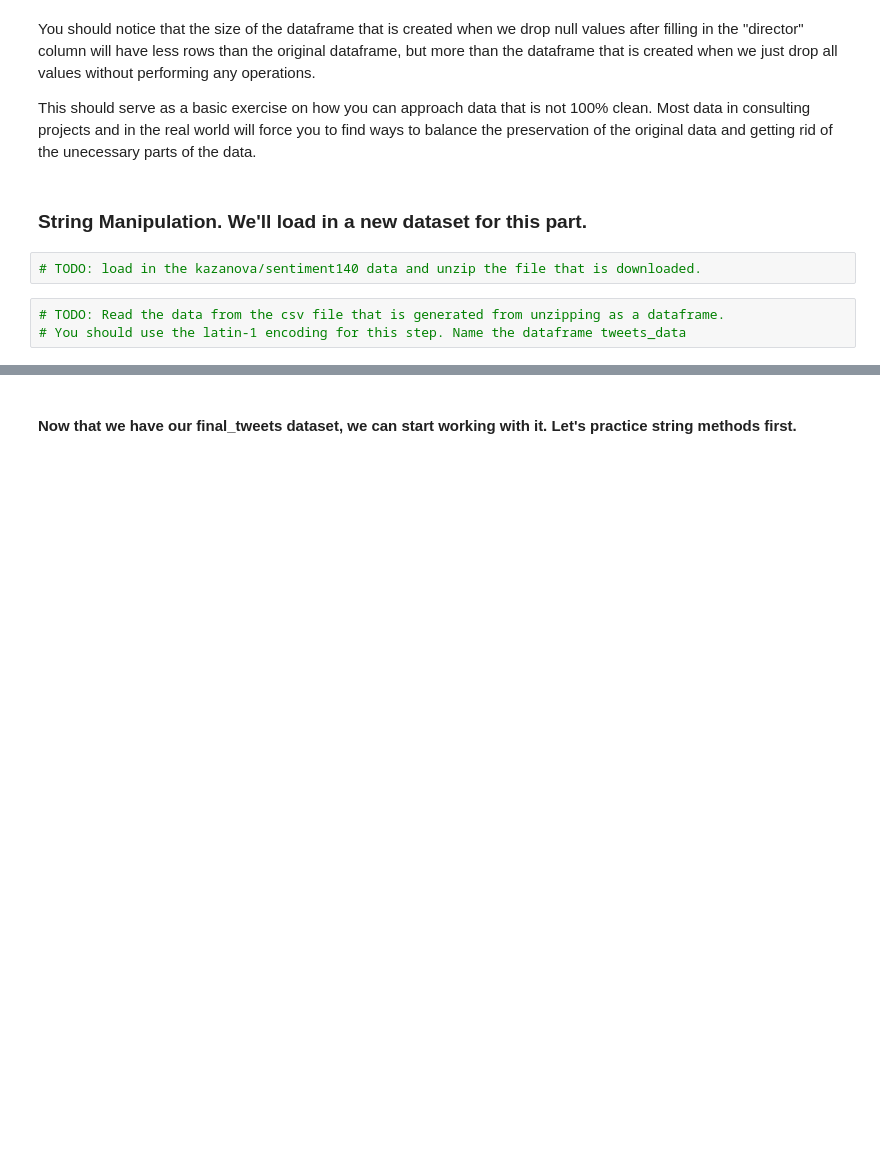
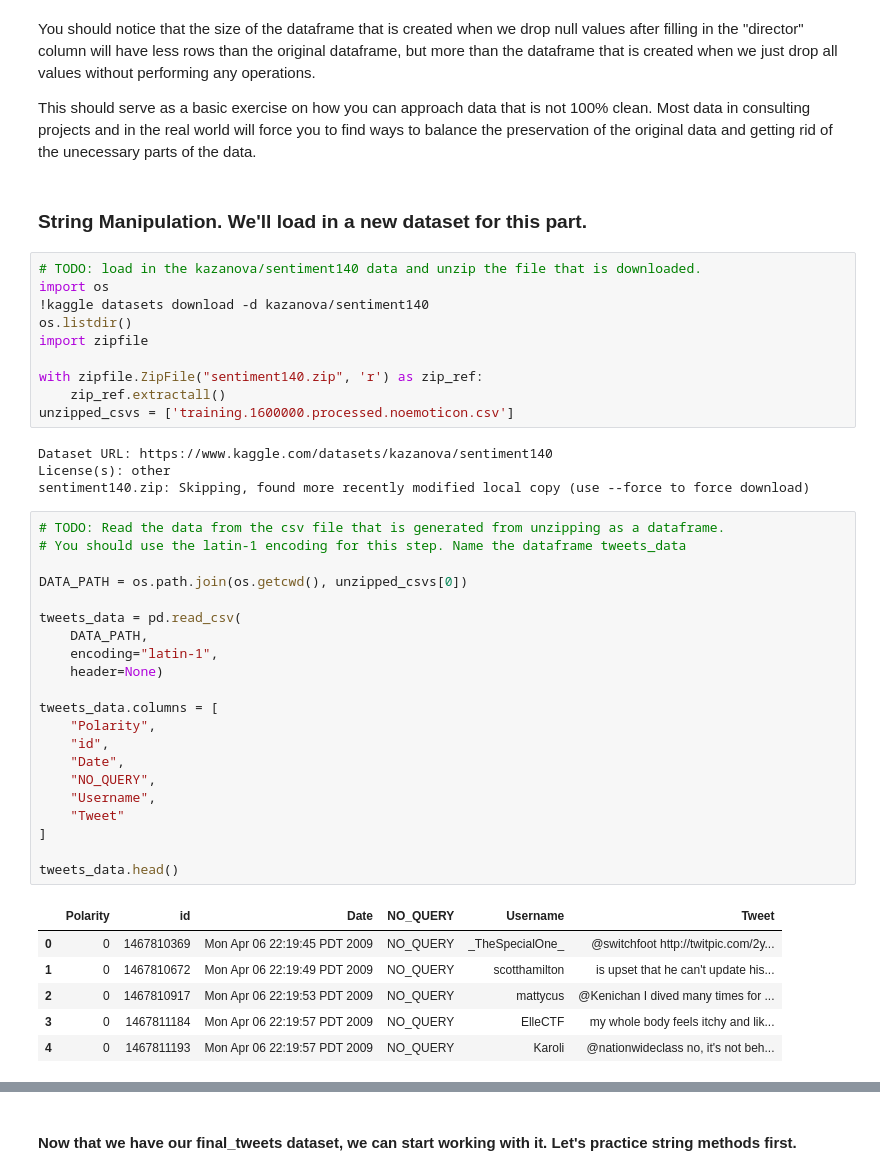
Before and after one commit to kyun33/JCP26Notebooks, a Jupyter notebook: Week_2_EDA_DataCleaning_JCP_Copy.ipynb, the cells around one changed output, grey strips where cells are left out. Cells and saved outputs as stored; diff of their text form; blank space fills up the shorter version.

```diff
--- a/Week_2_EDA_DataCleaning_JCP_Copy.ipynb
+++ b/Week_2_EDA_DataCleaning_JCP_Copy.ipynb
@@ -129,9 +210,46 @@ This should serve as a basic exercise on how you can approach data that is not 1
 ### String Manipulation. We'll load in a new dataset for this part.
 # %%
 # TODO: load in the kazanova/sentiment140 data and unzip the file that is downloaded.
+import os
+!kaggle datasets download -d kazanova/sentiment140
+os.listdir()
+import zipfile
+
+with zipfile.ZipFile("sentiment140.zip", 'r') as zip_ref:
+    zip_ref.extractall()
+unzipped_csvs = ['training.1600000.processed.noemoticon.csv']
+# %% [output]
+Dataset URL: https://www.kaggle.com/datasets/kazanova/sentiment140
+License(s): other
+sentiment140.zip: Skipping, found more recently modified local copy (use --force to force download)
 # %%
 # TODO: Read the data from the csv file that is generated from unzipping as a dataframe.
 # You should use the latin-1 encoding for this step. Name the dataframe tweets_data
+
+DATA_PATH = os.path.join(os.getcwd(), unzipped_csvs[0])
+
+tweets_data = pd.read_csv(
+    DATA_PATH,
+    encoding="latin-1",
+    header=None)
+
+tweets_data.columns = [
+    "Polarity",
+    "id",
+    "Date",
+    "NO_QUERY",
+    "Username",
+    "Tweet"
+]
+
+tweets_data.head()
+# %% [output]
+|  | Polarity | id | Date | NO_QUERY | Username | Tweet |
+| 0 | 0 | 1467810369 | Mon Apr 06 22:19:45 PDT 2009 | NO_QUERY | _TheSpecialOne_ | @switchfoot http://twitpic.com/2y... |
+| 1 | 0 | 1467810672 | Mon Apr 06 22:19:49 PDT 2009 | NO_QUERY | scotthamilton | is upset that he can't update his... |
+| 2 | 0 | 1467810917 | Mon Apr 06 22:19:53 PDT 2009 | NO_QUERY | mattycus | @Kenichan I dived many times for ... |
+| 3 | 0 | 1467811184 | Mon Apr 06 22:19:57 PDT 2009 | NO_QUERY | ElleCTF | my whole body feels itchy and lik... |
+| 4 | 0 | 1467811193 | Mon Apr 06 22:19:57 PDT 2009 | NO_QUERY | Karoli | @nationwideclass no, it's not beh... |
 # %%
 # Some cleanup of the data, this cell should run correctly if you named and read the dataframe properly
 tweets = tweets_data.drop(columns = ["NO_QUERY"]).rename(columns={"0": "Polarity",
```
Also changed, not shown: parts of 30 cells of this notebook.
